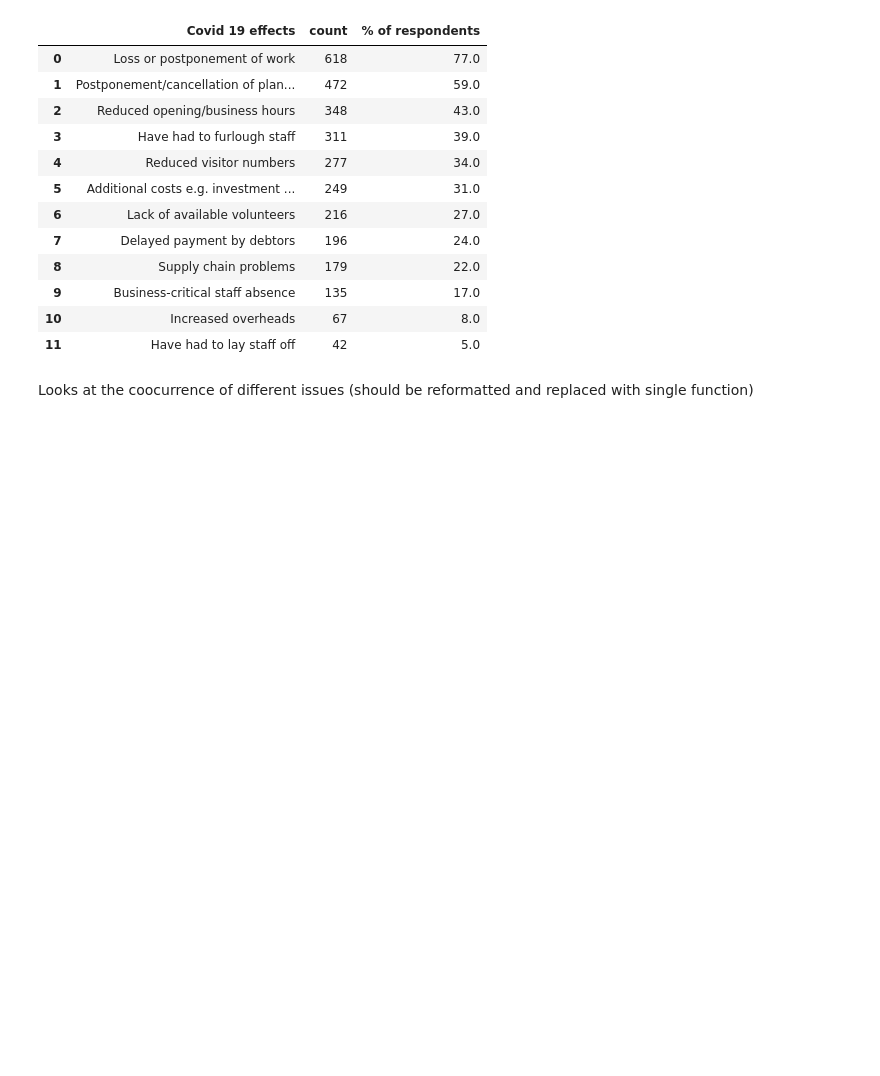
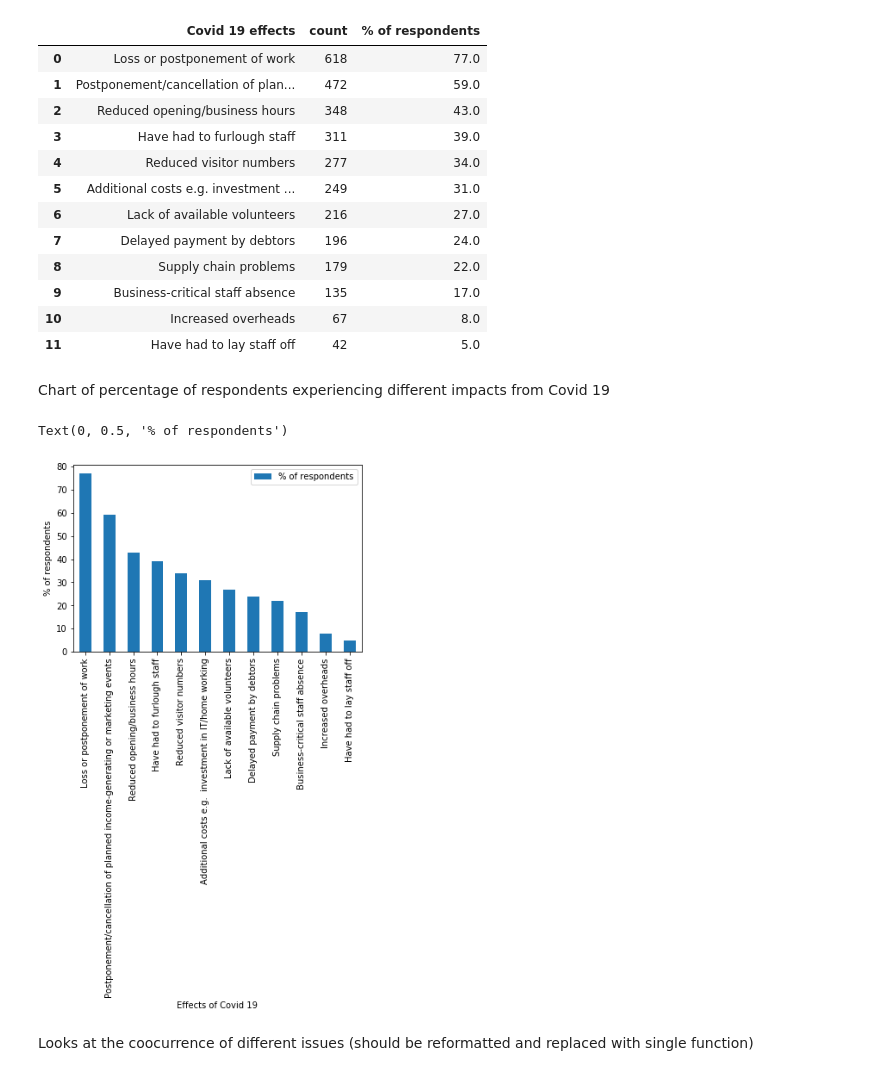
Before and after one commit to johnardavies/Analysis_of_effects_of_covid_in_uk_heritage_sector, a Jupyter notebook: Covid_heritage.ipynb, the cells around one changed output. Drawn from its saved outputs; the diff is of its cells as text; code cells hidden in the pictures; blank space fills up the shorter version.

```diff
--- a/Covid_heritage.ipynb
+++ b/Covid_heritage.ipynb
@@ -158,6 +185,15 @@ covid19_effects
 | 9 | Business-critical staff absence | 135 | 17.0 |
 | 10 | Increased overheads | 67 | 8.0 |
 | 11 | Have had to lay staff off | 42 | 5.0 |
+# %% [markdown]
+Chart of percentage of respondents experiencing different impacts from Covid 19
+# %%
+ax = covid19_effects.plot.bar(x='Covid 19 effects', y='% of respondents', rot=90)
+ax.set_xlabel("Effects of Covid 19")
+ax.set_ylabel("% of respondents")
+# %% [output]
+Text(0, 0.5, '% of respondents')
+[figure, added]
 # %% [markdown]
 Looks at the coocurrence of different issues  (should be reformatted and replaced with single function)
 # %%
```
Also changed, not shown: parts of 12 cells of this notebook.
